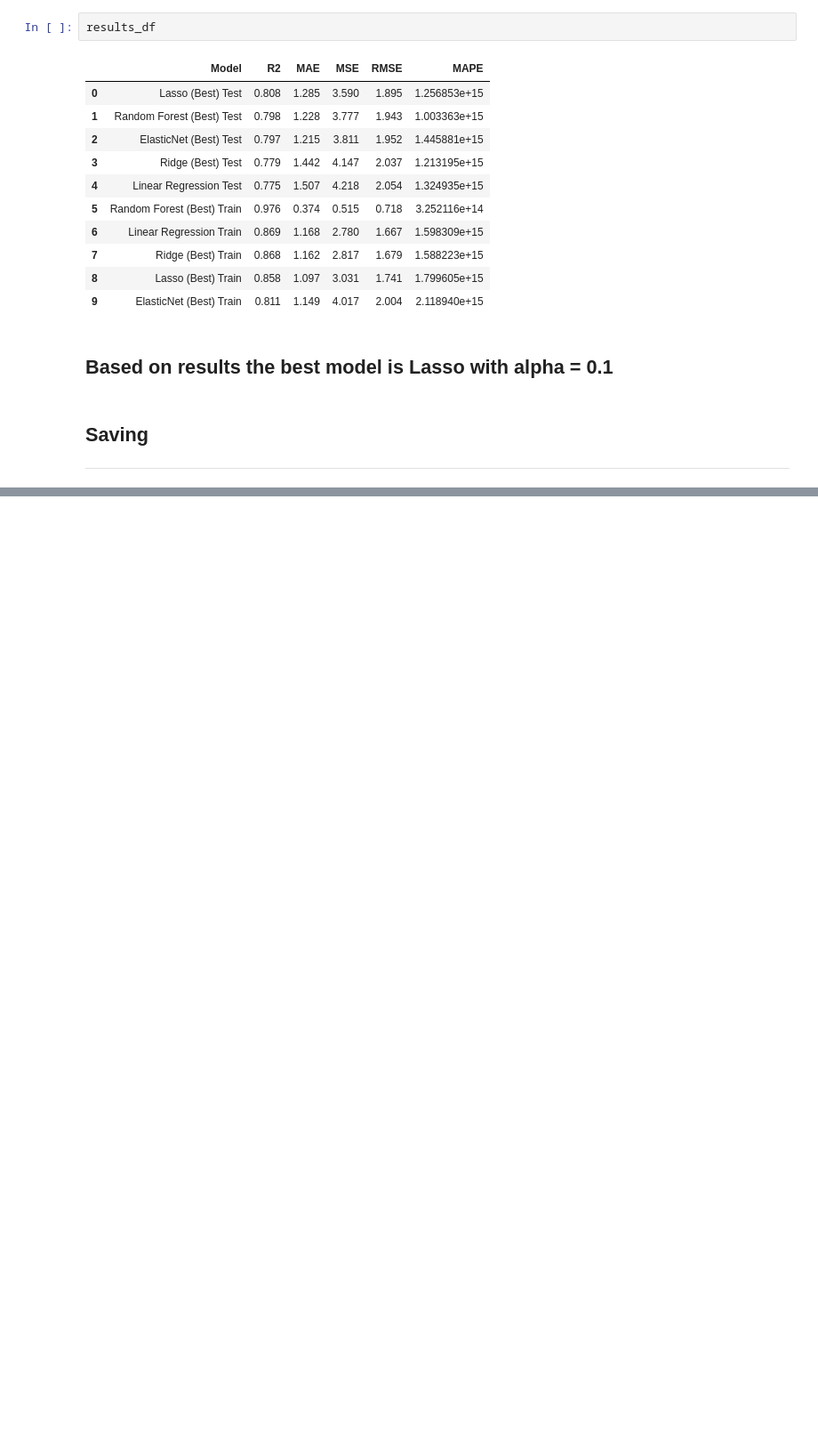
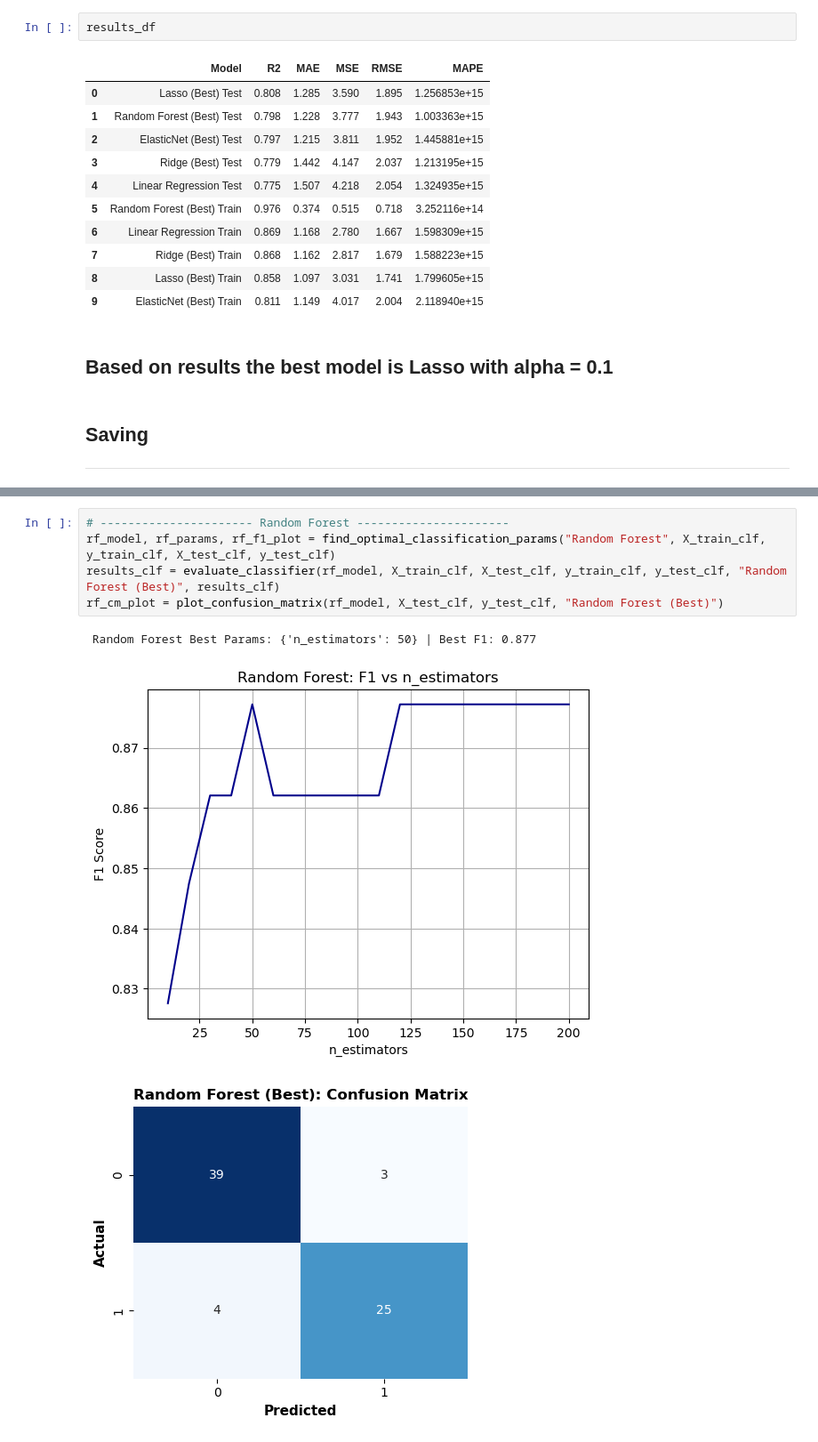
Before and after one commit to levtitanyan/student-performance-ml, a Jupyter notebook: notebooks/03_modeling.ipynb, the cells around one changed output, grey strips where cells are left out. Shown at 89% size. Cells and saved outputs as stored; diff of their text form; blank space fills up the shorter version.

```diff
--- a/notebooks/03_modeling.ipynb
+++ b/notebooks/03_modeling.ipynb
@@ -171,0 +228,9 @@ Dataset saved to: /Users/titanyanlev/student-performance-ml-1/outputs/reports/re
+# %%
+# ---------------------- Random Forest ----------------------
+rf_model, rf_params, rf_f1_plot = find_optimal_classification_params("Random Forest", X_train_clf, y_train_clf, X_test_clf, y_test_clf)
+results_clf = evaluate_classifier(rf_model, X_train_clf, X_test_clf, y_train_clf, y_test_clf, "Random Forest (Best)", results_clf)
+rf_cm_plot = plot_confusion_matrix(rf_model, X_test_clf, y_test_clf, "Random Forest (Best)")
+# %% [output]
+ Random Forest Best Params: {'n_estimators': 50} | Best F1: 0.877
+[figure, added]
+[figure, added]
```
Also changed, not shown: parts of 14 cells of this notebook, 13 other files.
